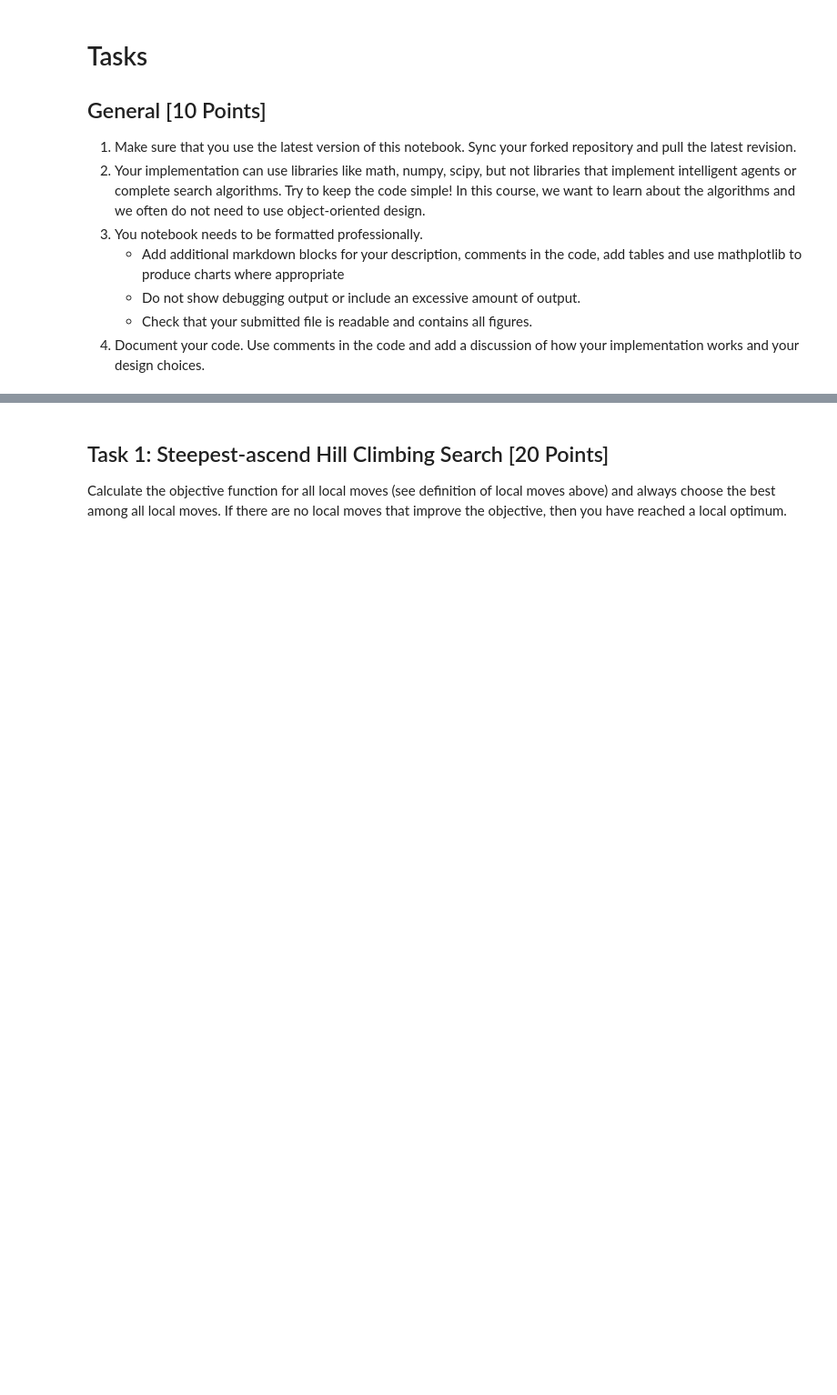
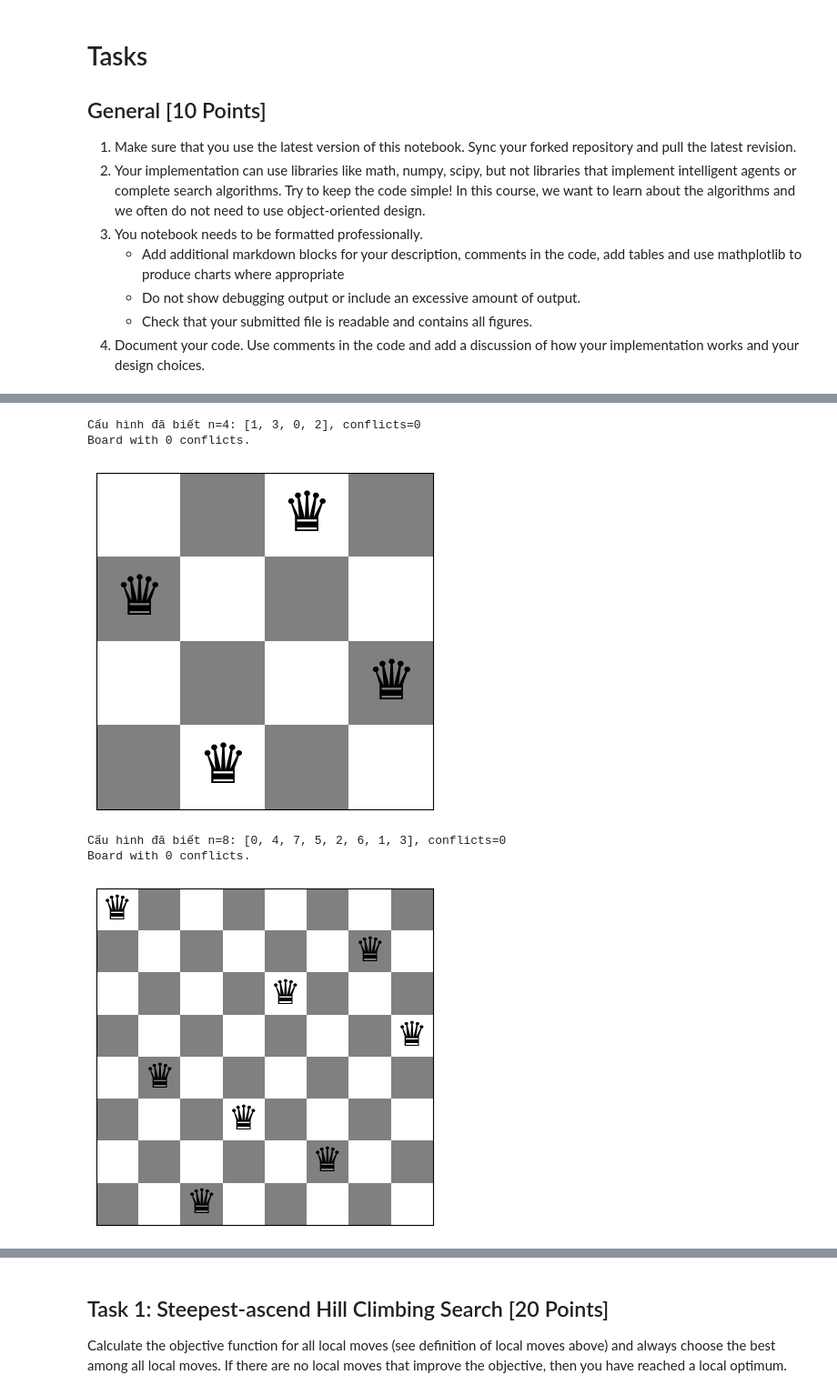
Before and after one commit to doduyquy/sgu-team-2026-advanced-ai-subject, a Jupyter notebook: weekly assignments/lab03 - local search/n_queens.ipynb, the cells around one changed output, grey strips where cells are left out. Shown at 91% size. Drawn from its saved outputs; the diff is of its cells as text; code cells hidden in the pictures; blank space fills up the shorter version.

```diff
--- a/weekly assignments/lab03 - local search/n_queens.ipynb
+++ b/weekly assignments/lab03 - local search/n_queens.ipynb
@@ -146,0 +165,15 @@ Board with 0 conflicts.
+# %%
+solution4 = np.array([1, 3, 0, 2], dtype=int)
+solution8 = np.array([0, 4, 7, 5, 2, 6, 1, 3], dtype=int)
+assert conflicts(solution4) == 0
+assert conflicts(solution8) == 0
+for n, q in [(4, solution4), (8, solution8)]:
+    print(f'\nCấu hình đã biết n={n}: {q.tolist()}, conflicts={conflicts(q)}')
+    show_board(q, fontsize=44 if n == 4 else 27)
+# %% [output]
+Cấu hình đã biết n=4: [1, 3, 0, 2], conflicts=0
+Board with 0 conflicts.
+[figure, added]
+Cấu hình đã biết n=8: [0, 4, 7, 5, 2, 6, 1, 3], conflicts=0
+Board with 0 conflicts.
+[figure, added]
```
Also changed, not shown: parts of 93 cells of this notebook, 25 other files.
